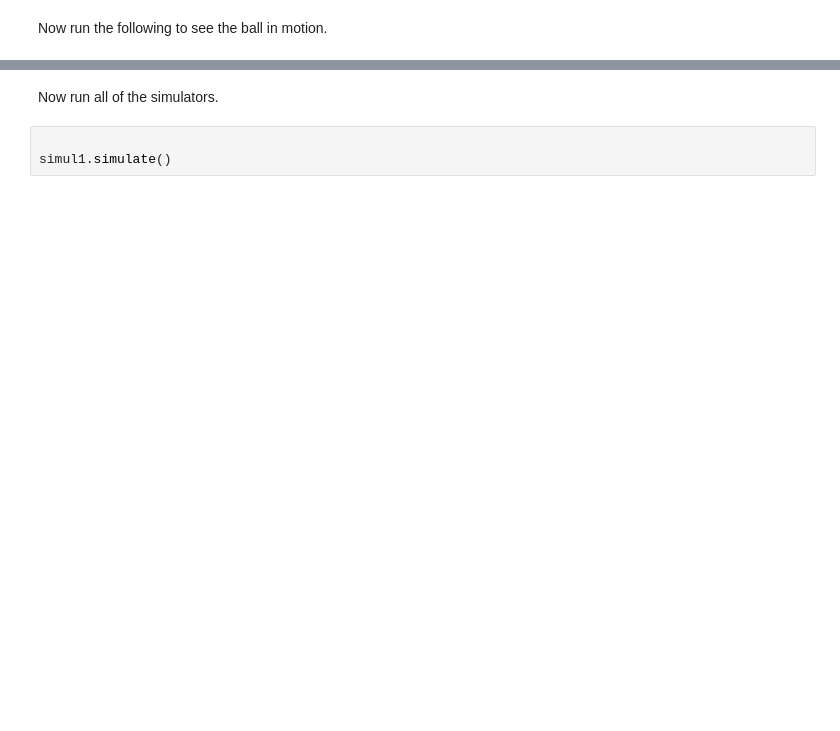
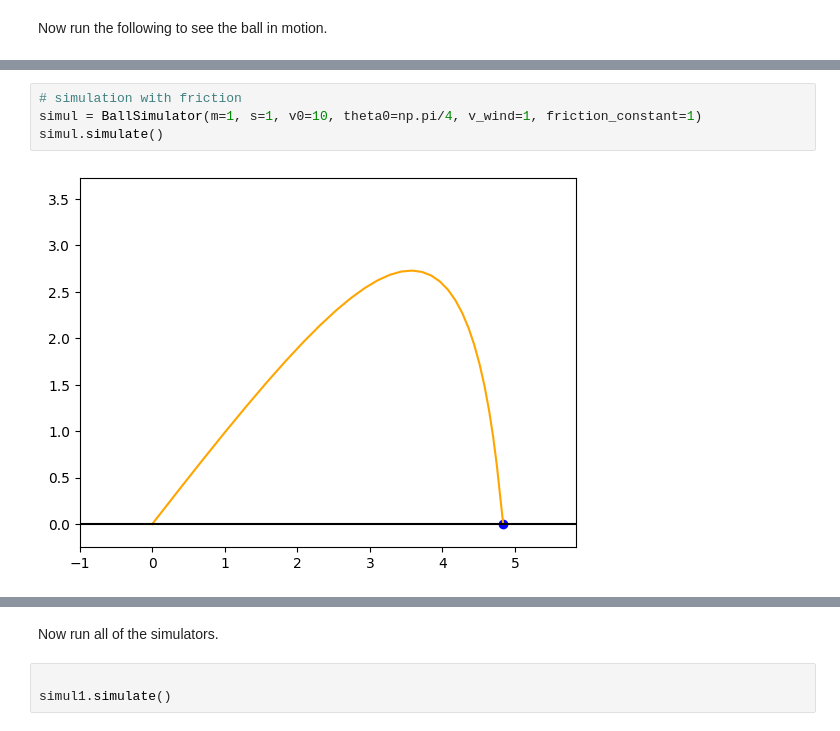
Before and after one commit to vahidzee/dypy, a Jupyter notebook: notebooks/test_class_wrapper.ipynb, the cells around one changed output, grey strips where cells are left out. Drawn from its saved outputs; the diff is of its cells as text; blank space fills up the shorter version.

```diff
--- a/notebooks/test_class_wrapper.ipynb
+++ b/notebooks/test_class_wrapper.ipynb
@@ -105,0 +127,6 @@ simul.simulate()
+# %%
+# simulation with friction
+simul = BallSimulator(m=1, s=1, v0=10, theta0=np.pi/4, v_wind=1, friction_constant=1)
+simul.simulate()
+# %% [output]
+[figure, added]
```
Also changed, not shown: parts of 28 cells of this notebook.
